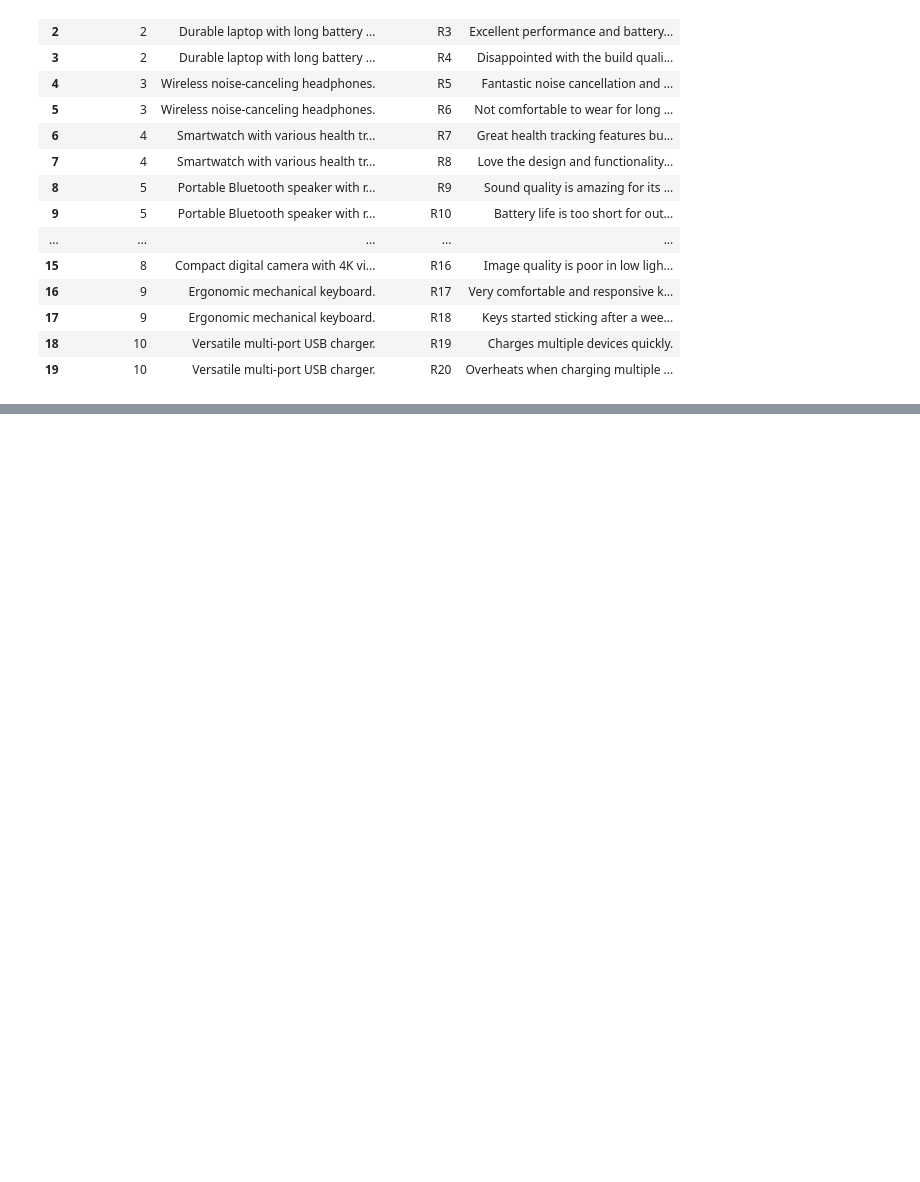
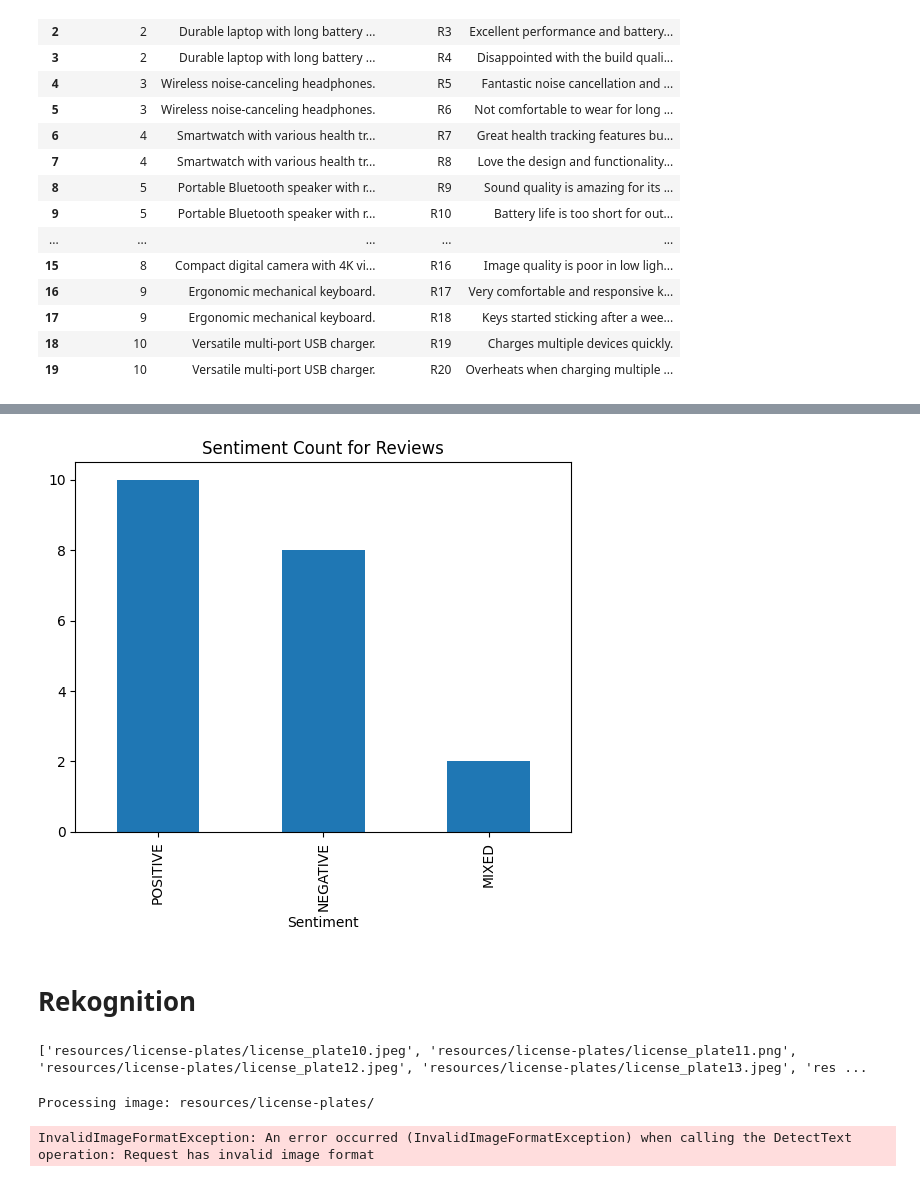
Before and after one commit to gmast-17/techcatalyst-de-GM, a Jupyter notebook: activities/week6/AWS API/AI_API.ipynb, the cells around one changed output, grey strips where cells are left out. Cells and saved outputs as stored; diff of their text form; code cells hidden in the pictures; blank space fills up the shorter version.

```diff
--- a/activities/week6/AWS API/AI_API.ipynb
+++ b/activities/week6/AWS API/AI_API.ipynb
@@ -116,9 +103,11 @@ memory usage: 768.0+ bytes
 # %%
 # create comprehend client
 comprehend = boto3.client('comprehend',
-                          'us-east-1',
+                          'us-west-2',
                           aws_access_key_id=aws_access_key,
                           aws_secret_access_key=aws_secret_key)
 # %%
-Sentiment = comprehend.detect_sentiment(Text=text, LanguageCode="en")
-Sentiment
+sentiments = []
+for text in combined['REVIEW TEXT']:
+    response = comprehend.detect_sentiment(Text=text, LanguageCode='en')
+    sentiments.append(response['Sentiment'])
@@ -126,0 +114,3 @@ ClientError: An error occurred (UnrecognizedClientException) when calling the De
+# %%
+sentiments = pd.DataFrame(sentiments, columns=['Sentiment'])
+sentiments
@@ -126,0 +135,3 @@ ClientError: An error occurred (UnrecognizedClientException) when calling the De
+# %%
+Sentiment_DF = pd.concat([combined, sentiments], axis=1)
+Sentiment_DF
@@ -126,0 +156,12 @@ ClientError: An error occurred (UnrecognizedClientException) when calling the De
+# %%
+import matplotlib.pyplot as plt
+
+ax1 = Sentiment_DF['Sentiment'].value_counts().plot(kind="bar")
+ax1 = plt.title("Sentiment Count for Reviews")
+ax1 = plt.xlabel("Sentiment")
+
+plt.savefig("sentiment_count.jpg", format='jpg')
+
+s3.upload_file('sentiment_count.jpg', 'techcatalyst-public', 'gmastrorilli/sentiment_count.jpg')
+# %% [output]
+[figure, added]
@@ -126,0 +171,2 @@ ClientError: An error occurred (UnrecognizedClientException) when calling the De
+# %% [markdown]
+# Rekognition
@@ -126,0 +179,44 @@ ClientError: An error occurred (UnrecognizedClientException) when calling the De
+# %%
+def list_images(bucket_name, prefix):
+    response = s3.list_objects_v2(Bucket=bucket_name, Prefix=prefix)
+    image_files = []
+    for obj in response.get('Contents', []):
+        if obj['Key'].endswith(('.jpeg', '.png')):
+            image_files.append(obj['Key'])
+
+    return image_files
+
+bucket_name = 'techcatalyst-public'
+prefix = 'resources/license-plates/'
+images = list_images(bucket_name, prefix)
+
+
+old_word = "resources/license-plates/"
+new_word = ""
+
+image_list = [new_word if word == old_word else word for word in images]
+
+print(images)
+# %% [output]
+['resources/license-plates/license_plate10.jpeg', 'resources/license-plates/license_plate11.png', 'resources/license-plates/license_plate12.jpeg', 'resources/license-plates/license_plate13.jpeg', 'res ...
+# %%
+for obj in response.get('Contents', []):
+    image_name = obj['Key']
+    print(f"Processing image: {image_name}")
+
+    rekognition_response = rekognition.detect_text(
+        Image={
+            'S3Object': {
+                'Bucket': bucket_name,
+                'Name': image_name
+            }
+        }
+    )
+
+    # print license plates
+    text_detections = rekognition_response['TextDetections']
+    for text in text_detections:
+        print(f"Detected text: {text['DetectedText']}, Confidence: {text['Confidence']:.2f}%")
+# %% [output]
+Processing image: resources/license-plates/
+InvalidImageFormatException: An error occurred (InvalidImageFormatException) when calling the DetectText operation: Request has invalid image format
```
Also changed, not shown: parts of 9 cells of this notebook, 1 other file.
